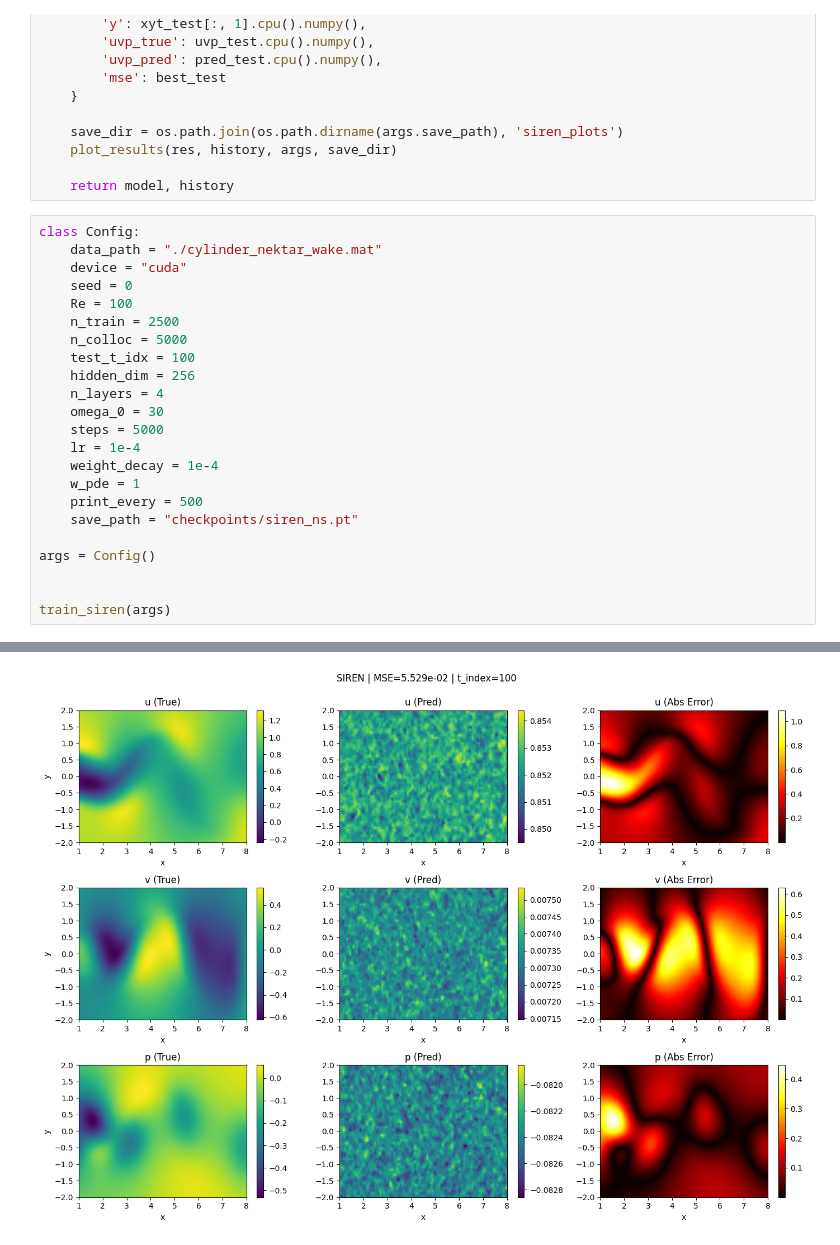
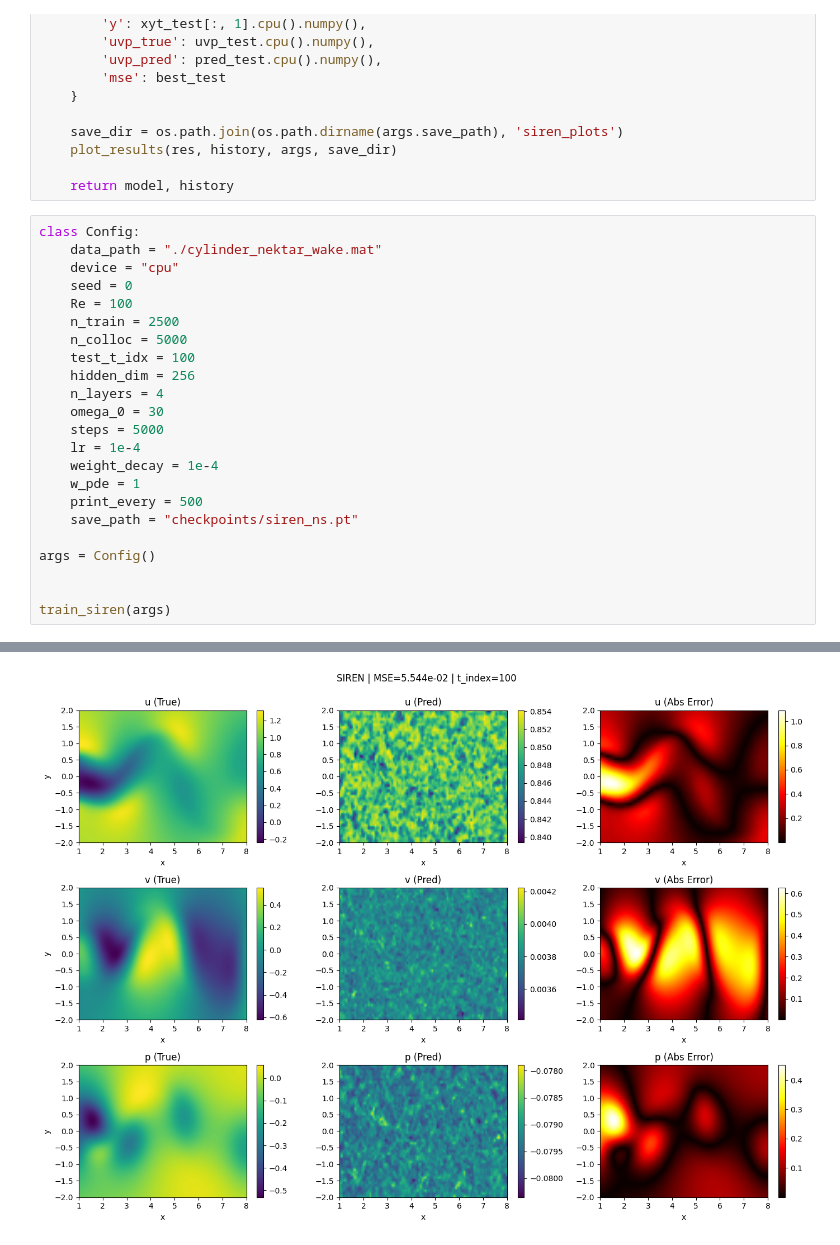
Before and after one commit to isan1538/PAT, a Jupyter notebook: Experimental Results/Navier_stokes/SIREN/siren_navier_stokes_1215.ipynb, the cells around one changed output, grey strips where cells are left out. Cells and saved outputs as stored; diff of their text form.

```diff
--- a/Experimental Results/Navier_stokes/SIREN/siren_navier_stokes_1215.ipynb
+++ b/Experimental Results/Navier_stokes/SIREN/siren_navier_stokes_1215.ipynb
@@ -390,7 +390,7 @@ def train_siren(args):
 # %%
 class Config:
     data_path = "./cylinder_nektar_wake.mat"
-    device = "cuda"
+    device = "cpu"
     seed = 0
     Re = 100
     n_train = 2500
@@ -451 +451 @@ Saved plots to checkpoints/siren_plots/
-[figure, old version]
+[figure, new version]
```
Also changed, not shown: parts of 3 cells of this notebook, 32 other files.
